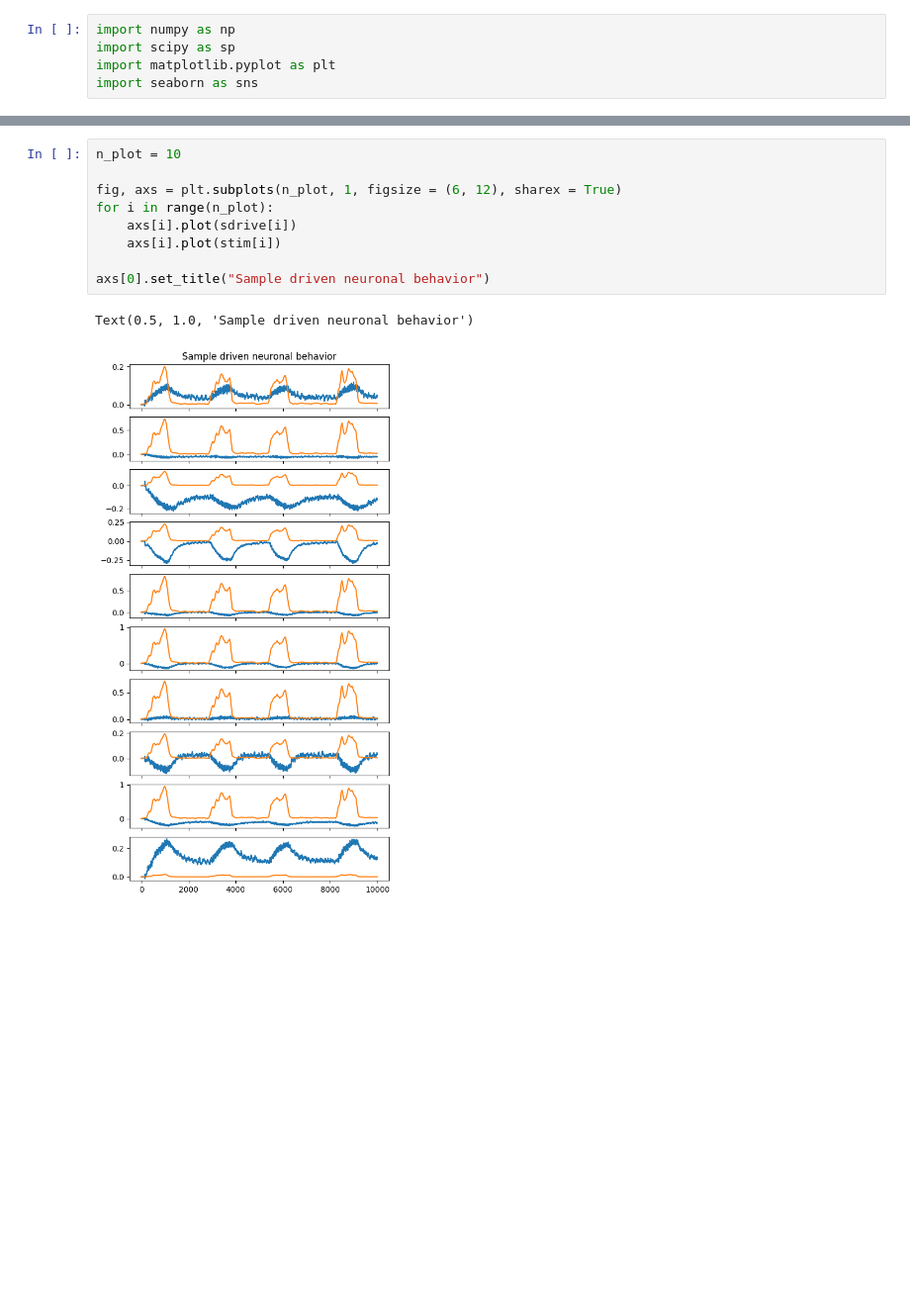
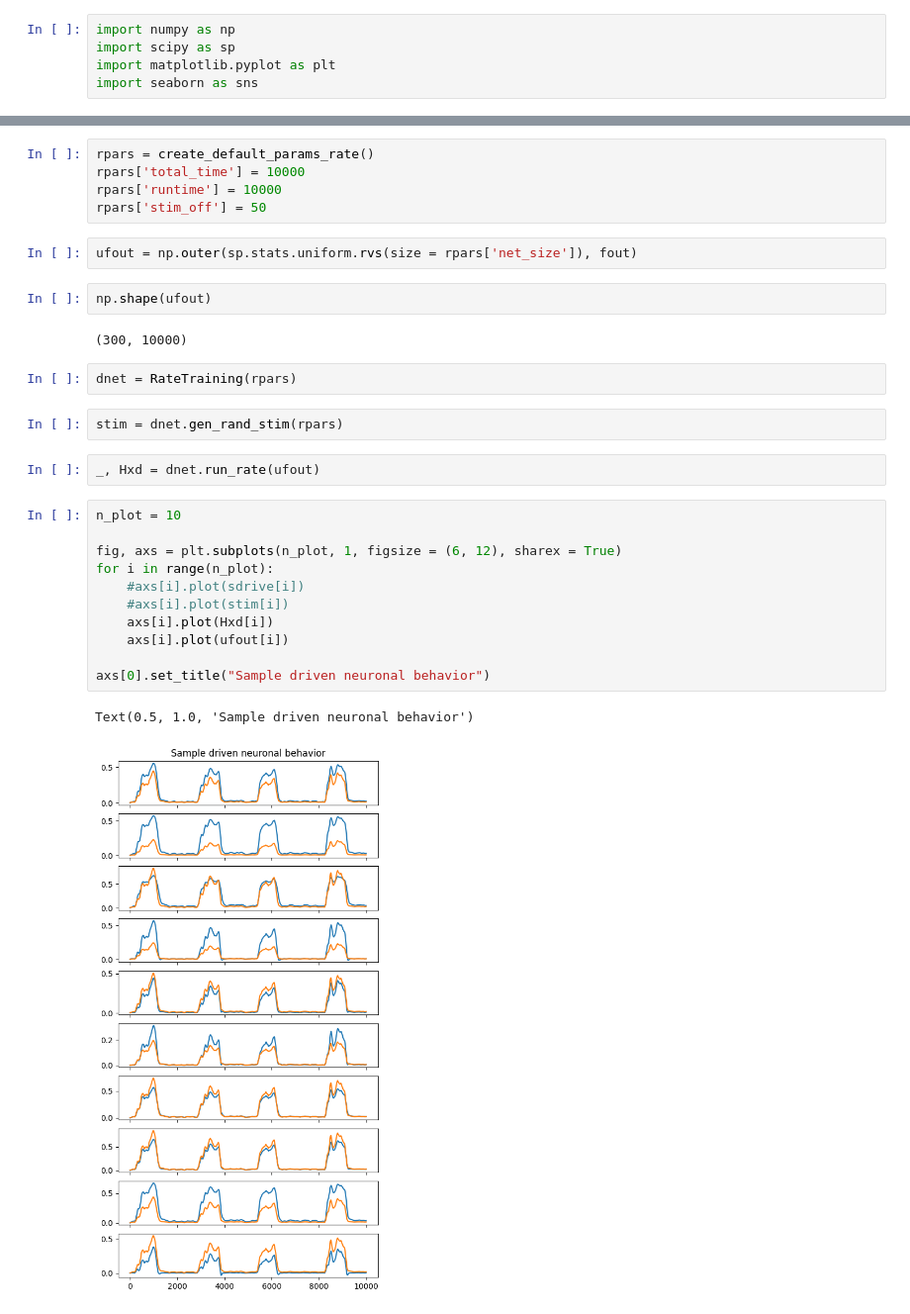
Before and after one commit to Sam-q-3736/srnn_rls, a Jupyter notebook: depasquale.ipynb, the cells around one changed output, grey strips where cells are left out. Shown at 99% size. Drawn from its saved outputs; the diff is of its cells as text; blank space fills up the shorter version.

```diff
--- a/depasquale.ipynb
+++ b/depasquale.ipynb
@@ -46,12 +17,31 @@ spks, sdrive, thetas = run_QIF(neuron_params, time_params, driven_w, stim, run_t
+# %%
+rpars = create_default_params_rate()
+rpars['total_time'] = 10000
+rpars['runtime'] = 10000
+rpars['stim_off'] = 50
+# %%
+ufout = np.outer(sp.stats.uniform.rvs(size = rpars['net_size']), fout)
+# %%
+np.shape(ufout)
+# %% [output]
+(300, 10000)
+# %%
+dnet = RateTraining(rpars)
+# %%
+stim = dnet.gen_rand_stim(rpars)
+# %%
+_, Hxd = dnet.run_rate(ufout)
 # %%
 n_plot = 10
 
 fig, axs = plt.subplots(n_plot, 1, figsize = (6, 12), sharex = True)
 for i in range(n_plot):
-    axs[i].plot(sdrive[i])
-    axs[i].plot(stim[i])
+    #axs[i].plot(sdrive[i])
+    #axs[i].plot(stim[i])
+    axs[i].plot(Hxd[i])
+    axs[i].plot(ufout[i])
 
 axs[0].set_title("Sample driven neuronal behavior")
 # %% [output]
 Text(0.5, 1.0, 'Sample driven neuronal behavior')
-[figure, old version]
+[figure, new version]
```
Also changed, not shown: parts of 20 cells of this notebook, 2 other files.
